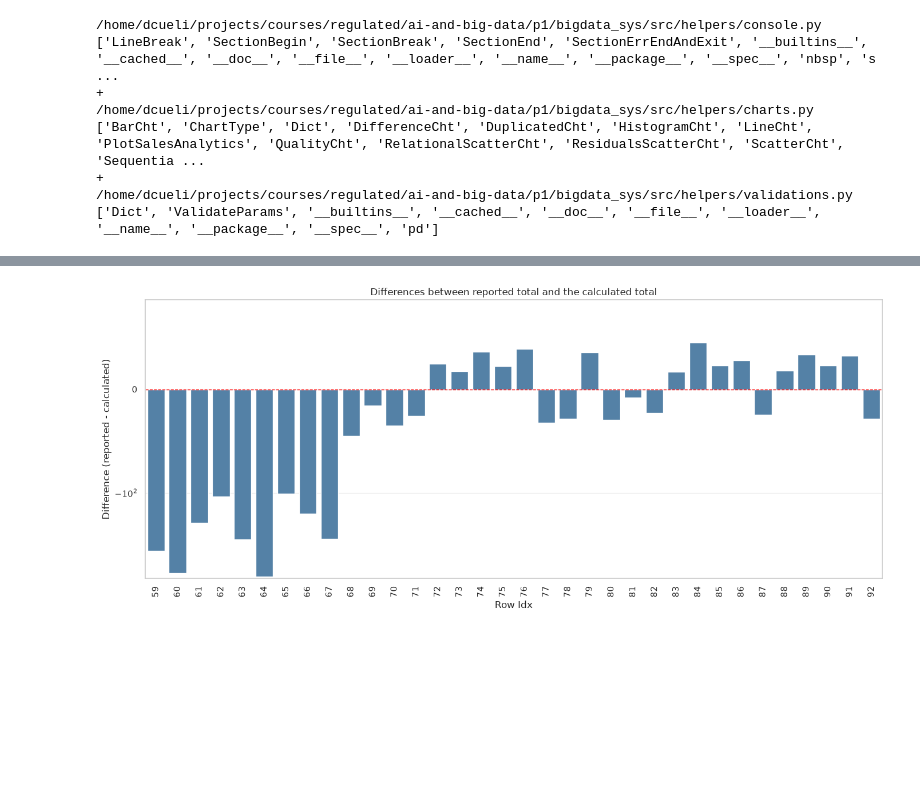
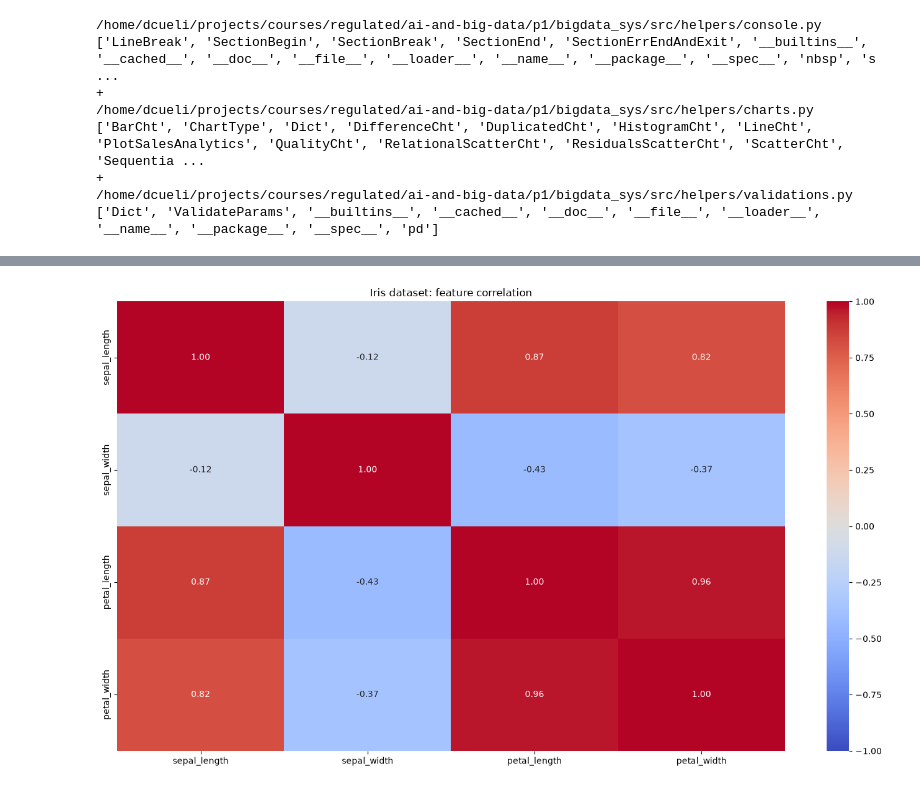
Before and after one commit to dcueli-com/bigdata_sys, a Jupyter notebook: src/activities/RA2/lesson_03/notebooks/3_3_iris_dataset.ipynb, the cells around one changed output, grey strips where cells are left out. Saved outputs shown, nothing was run; the diff lists cells and outputs as text; code cells hidden in the pictures; blank space fills up the shorter version.

```diff
--- a/src/activities/RA2/lesson_03/notebooks/3_3_iris_dataset.ipynb
+++ b/src/activities/RA2/lesson_03/notebooks/3_3_iris_dataset.ipynb
@@ -69,5 +71,12 @@ dataset: str = DATA_DIR / "iris.csv"
 # Pandas dataframe to hold the dataset
 df: pd.DataFrame
 # Algorithm result
-res: Dict[str, any]
+res: dict[str, any]
+# Kind of sepals
+sepalFeatures: dict[str] = [
+  "sepal_length",
+  "sepal_width",
+  "petal_length",
+  "petal_width"
+]
 # %%
@@ -281,67 +213,42 @@ Snapshot duplicated rows: 17
 + =========================================================
 # %%
-# DATA ANALYSIS, 3. CHECK OF COLUMN VALUE TOTAL
-# =============================================
+# DATA ANALYSIS IRIS, 4. CORRELATION HEATMAP
+# ==========================================
 tInit: float = time.time()
 
-# CheckTotalColumnValues
-# ----------------------
-# Convert columns to numeric and check for negative or zero values
+# CorrelationHeatmap
+# ------------------
+# Show the heatmap plot with correlations between features
 #
-# @param pd.DataFrame pDf The pandas dataframe to check
+# @param pDf: pd.DataFrame The pandas dataframe
 # @return None
-def CheckTotalColumnValues(pDf: pd.DataFrame) -> Dict[str, any]:
-  # Ensure numeric conversion
-  pDf['cantidad'] = pd.to_numeric(pDf['cantidad'], errors='coerce')
-  pDf['precio_unitario'] = pd.to_numeric(pDf['precio_unitario'], errors='coerce')
-  pDf['total'] = pd.to_numeric(pDf['total'], errors='coerce')
+def CorrelationHeatmap(pDf: pd.DataFrame) -> list[dict]:
+  correlation: pd.DataFrame = pDf[sepalFeatures].corr()
 
-  # Get the expected Total
-  pDf['total_temp'] = pDf['cantidad'] * pDf['precio_unitario']
+  fig, ax = plt.subplots(figsize=(14, 8))
 
-  # Filter rows where both total amount do not match (using np.isclose with tolerance of 0.01)
-  # Only check rows where any columns are null
-  maskNoNull = pDf['cantidad'].notna() & pDf['precio_unitario'].notna() & pDf['total'].notna()
-  inconsistencies = pDf[maskNoNull & (~np.isclose(pDf['total_temp'], pDf['total'], atol=0.01))]
-
-  print(f"Rows with different totals: {len(inconsistencies)}")
-  csl.SectionBreak(0,0)
-  print("Snapshot of rows with inconsistent total calculation:")
-  print(inconsistencies[['producto', 'cantidad', 'precio_unitario', 'total', 'total_temp']].head(10))
-
-  res:Dict[str, any] = cht.PlotSalesAnalytics([
-      'total',
-      'total_temp'
-    ], {
-      'figsize': (14, 6),
-      'color': 'steelblue',
-      'yscale': 'symlog',
-      'linthresh': 100,
-      'title': 'Differences between reported total and the calculated total',
-      'xlabel': 'Row Idx',
-      'ylabel': 'Difference (reported - calculated)'
-    },
-    'difference',
-    inconsistencies,
+  sns.heatmap(
+    correlation,
+    annot=True,
+    cmap="coolwarm",
+    fmt=".2f",
+    vmin=-1,
+    vmax=1,
+    ax=ax
   )
 
-  print(f"Note:" +
-        "\n-----"+
-        "\nThe chart shows the differences between the reported total in" +
-        "\nthe CSV and the calculated total obtained by multiplying the" +
-        "\nquantity by the unit price for each product. Negative values" +
-        "\nindicate that the reported total is lower than the calculated" +
-        "\ntotal, while positive values indicate that it is higher; a" +
-        "\nsymmetric logarithmic scale is used on the Y-axis to make" +
-        "\ndifferences of varying magnitudes easier to visualize.")
+  ax.set_title("Iris dataset: feature correlation")
 
-  return res
+  plt.tight_layout()
+  plt.show()
 
-csl.SectionBegin("CHECK OF TOTAL COLUMN VALUE", 0)
-print("+ Summary of rows with incorrect Total amount:")
+  return {'bOk': True}
+
+# Execute script
+csl.SectionBegin("DATA ANALYSIS IRIS, 4. CORRELATION HEATMAP", 0)
 csl.SectionBreak(0,0)
 
-res = CheckTotalColumnValues(df)
+res = CorrelationHeatmap(df)
 if not res['bOk']:
   print(f"Error({res['err']['code']}): In {res['err']['whre']}:")
   print(res['err']['mssg'])
@@ -372 +264 @@ Snapshot of rows with inconsistent total calculation:
-[figure, old version]
+[figure, new version]
```
Also changed, not shown: parts of 9 cells of this notebook, 4 other files.
